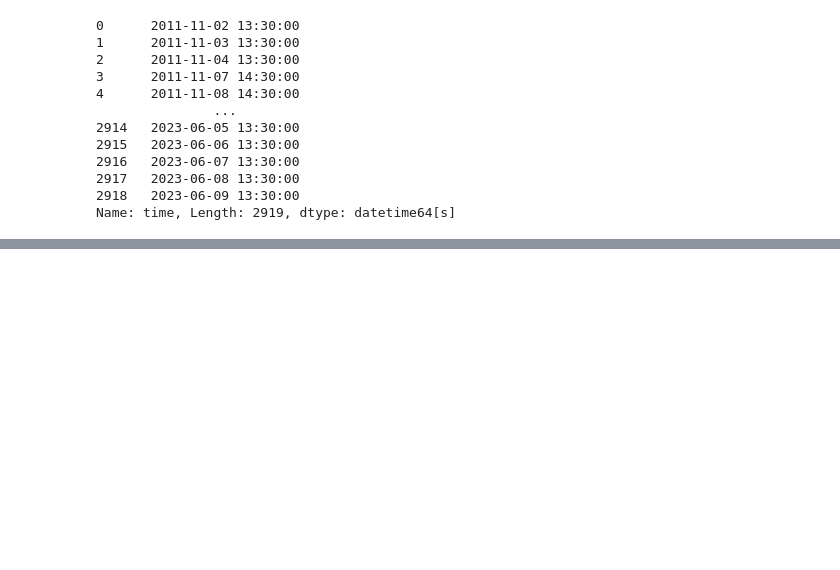
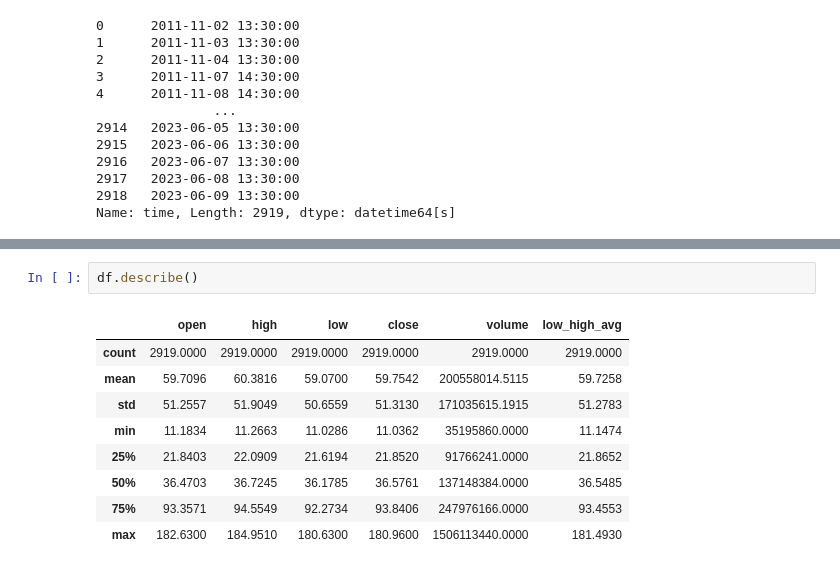
Before and after one commit to grazulisedgars/Python, a Jupyter notebook: chapter5.ipynb, the cells around one changed output, grey strips where cells are left out. Drawn from its saved outputs; the diff is of its cells as text; blank space fills up the shorter version.

```diff
--- a/chapter5.ipynb
+++ b/chapter5.ipynb
@@ -243,0 +288,12 @@ df.iloc[3:10]
+# %%
+df.describe()
+# %% [output]
+|  | open | high | low | close | volume | low_high_avg |
+| count | 2919.0000 | 2919.0000 | 2919.0000 | 2919.0000 | 2919.0000 | 2919.0000 |
+| mean | 59.7096 | 60.3816 | 59.0700 | 59.7542 | 200558014.5115 | 59.7258 |
+| std | 51.2557 | 51.9049 | 50.6559 | 51.3130 | 171035615.1915 | 51.2783 |
+| min | 11.1834 | 11.2663 | 11.0286 | 11.0362 | 35195860.0000 | 11.1474 |
+| 25% | 21.8403 | 22.0909 | 21.6194 | 21.8520 | 91766241.0000 | 21.8652 |
+| 50% | 36.4703 | 36.7245 | 36.1785 | 36.5761 | 137148384.0000 | 36.5485 |
+| 75% | 93.3571 | 94.5549 | 92.2734 | 93.8406 | 247976166.0000 | 93.4553 |
+| max | 182.6300 | 184.9510 | 180.6300 | 180.9600 | 1506113440.0000 | 181.4930 |
```
Also changed, not shown: parts of 21 cells of this notebook, 2 other files.
